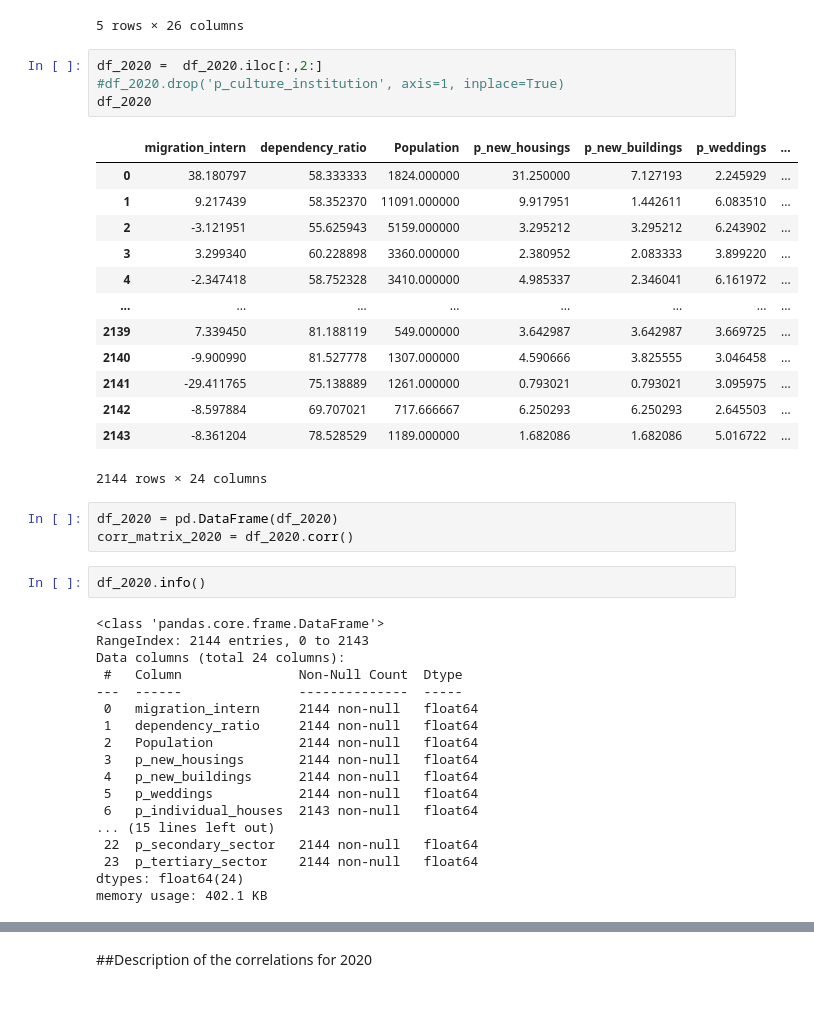
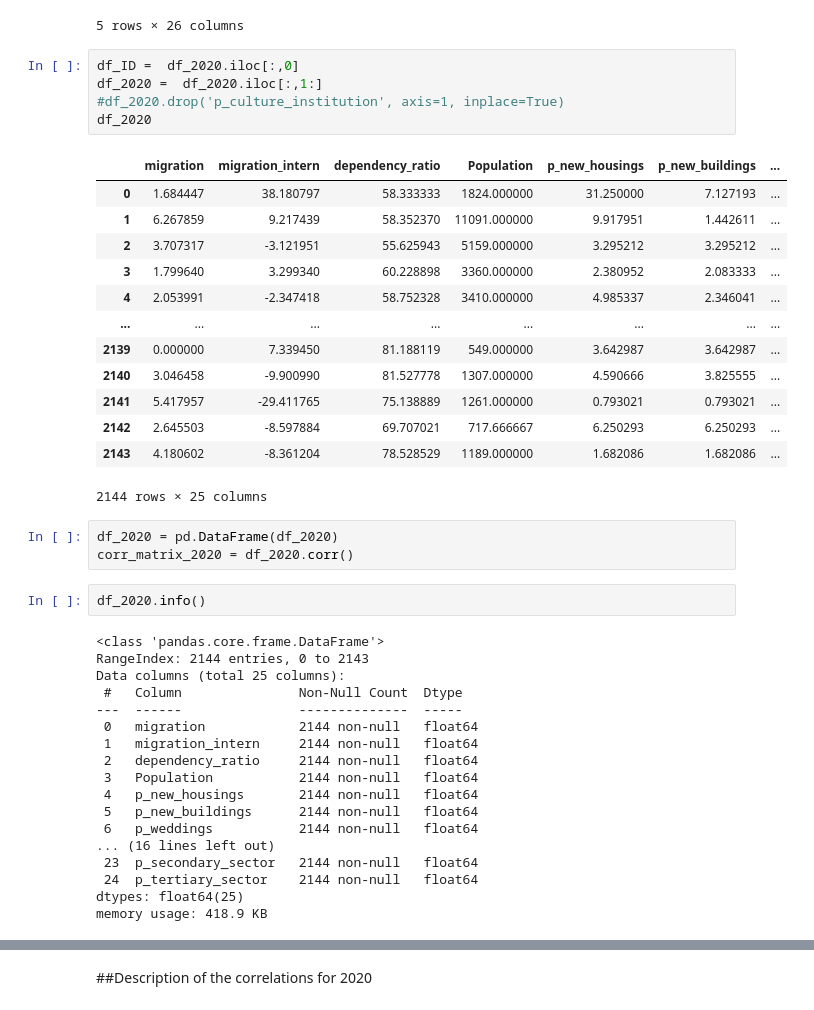
Before and after one commit to axellebersier/Urban_data_mining, a Jupyter notebook: Data_description_2010.ipynb, the cells around one changed output, grey strips where cells are left out. Drawn from its saved outputs; the diff is of its cells as text.

```diff
--- a/Data_description_2010.ipynb
+++ b/Data_description_2010.ipynb
@@ -112,23 +112,24 @@ df_2020.head()
 | 4 | 5 | 2.053991 | -2.347418 | 58.752328 | 3410.0 | 4.985337 | 2.346041 | ... |
 5 rows × 26 columns
 # %%
-df_2020 =  df_2020.iloc[:,2:]
+df_ID =  df_2020.iloc[:,0]
+df_2020 =  df_2020.iloc[:,1:]
 #df_2020.drop('p_culture_institution', axis=1, inplace=True)
 df_2020
 # %% [output]
-|  | migration_intern | dependency_ratio | Population | p_new_housings | p_new_buildings | p_weddings | ... |
-| 0 | 38.180797 | 58.333333 | 1824.000000 | 31.250000 | 7.127193 | 2.245929 | ... |
-| 1 | 9.217439 | 58.352370 | 11091.000000 | 9.917951 | 1.442611 | 6.083510 | ... |
-| 2 | -3.121951 | 55.625943 | 5159.000000 | 3.295212 | 3.295212 | 6.243902 | ... |
-| 3 | 3.299340 | 60.228898 | 3360.000000 | 2.380952 | 2.083333 | 3.899220 | ... |
-| 4 | -2.347418 | 58.752328 | 3410.000000 | 4.985337 | 2.346041 | 6.161972 | ... |
+|  | migration | migration_intern | dependency_ratio | Population | p_new_housings | p_new_buildings | ... |
+| 0 | 1.684447 | 38.180797 | 58.333333 | 1824.000000 | 31.250000 | 7.127193 | ... |
+| 1 | 6.267859 | 9.217439 | 58.352370 | 11091.000000 | 9.917951 | 1.442611 | ... |
+| 2 | 3.707317 | -3.121951 | 55.625943 | 5159.000000 | 3.295212 | 3.295212 | ... |
+| 3 | 1.799640 | 3.299340 | 60.228898 | 3360.000000 | 2.380952 | 2.083333 | ... |
+| 4 | 2.053991 | -2.347418 | 58.752328 | 3410.000000 | 4.985337 | 2.346041 | ... |
 | ... | ... | ... | ... | ... | ... | ... | ... |
-| 2139 | 7.339450 | 81.188119 | 549.000000 | 3.642987 | 3.642987 | 3.669725 | ... |
-| 2140 | -9.900990 | 81.527778 | 1307.000000 | 4.590666 | 3.825555 | 3.046458 | ... |
-| 2141 | -29.411765 | 75.138889 | 1261.000000 | 0.793021 | 0.793021 | 3.095975 | ... |
-| 2142 | -8.597884 | 69.707021 | 717.666667 | 6.250293 | 6.250293 | 2.645503 | ... |
-| 2143 | -8.361204 | 78.528529 | 1189.000000 | 1.682086 | 1.682086 | 5.016722 | ... |
+| 2139 | 0.000000 | 7.339450 | 81.188119 | 549.000000 | 3.642987 | 3.642987 | ... |
+| 2140 | 3.046458 | -9.900990 | 81.527778 | 1307.000000 | 4.590666 | 3.825555 | ... |
+| 2141 | 5.417957 | -29.411765 | 75.138889 | 1261.000000 | 0.793021 | 0.793021 | ... |
+| 2142 | 2.645503 | -8.597884 | 69.707021 | 717.666667 | 6.250293 | 6.250293 | ... |
+| 2143 | 4.180602 | -8.361204 | 78.528529 | 1189.000000 | 1.682086 | 1.682086 | ... |
-2144 rows × 24 columns
+2144 rows × 25 columns
 # %%
 df_2020 = pd.DataFrame(df_2020)
 corr_matrix_2020 = df_2020.corr()
@@ -137,18 +138,18 @@ df_2020.info()
 # %% [output]
 <class 'pandas.core.frame.DataFrame'>
 RangeIndex: 2144 entries, 0 to 2143
-Data columns (total 24 columns):
+Data columns (total 25 columns):
  #   Column               Non-Null Count  Dtype
 ---  ------               --------------  -----
- 0   migration_intern     2144 non-null   float64
- 1   dependency_ratio     2144 non-null   float64
- 2   Population           2144 non-null   float64
- 3   p_new_housings       2144 non-null   float64
- 4   p_new_buildings      2144 non-null   float64
- 5   p_weddings           2144 non-null   float64
- 6   p_individual_houses  2143 non-null   float64
-... (15 lines left out)
- 22  p_secondary_sector   2144 non-null   float64
- 23  p_tertiary_sector    2144 non-null   float64
-dtypes: float64(24)
-memory usage: 402.1 KB
+ 0   migration            2144 non-null   float64
+ 1   migration_intern     2144 non-null   float64
+ 2   dependency_ratio     2144 non-null   float64
+ 3   Population           2144 non-null   float64
+ 4   p_new_housings       2144 non-null   float64
+ 5   p_new_buildings      2144 non-null   float64
+ 6   p_weddings           2144 non-null   float64
+... (16 lines left out)
+ 23  p_secondary_sector   2144 non-null   float64
+ 24  p_tertiary_sector    2144 non-null   float64
+dtypes: float64(25)
+memory usage: 418.9 KB
```
Also changed, not shown: parts of 2 cells of this notebook.
